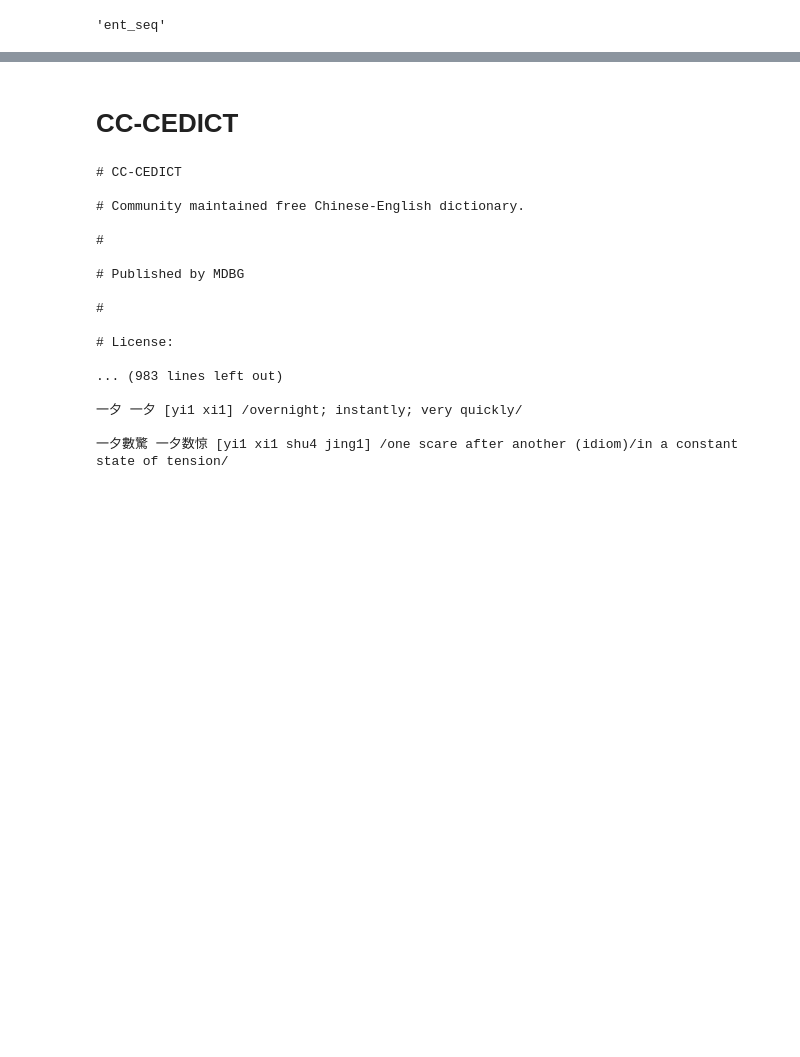
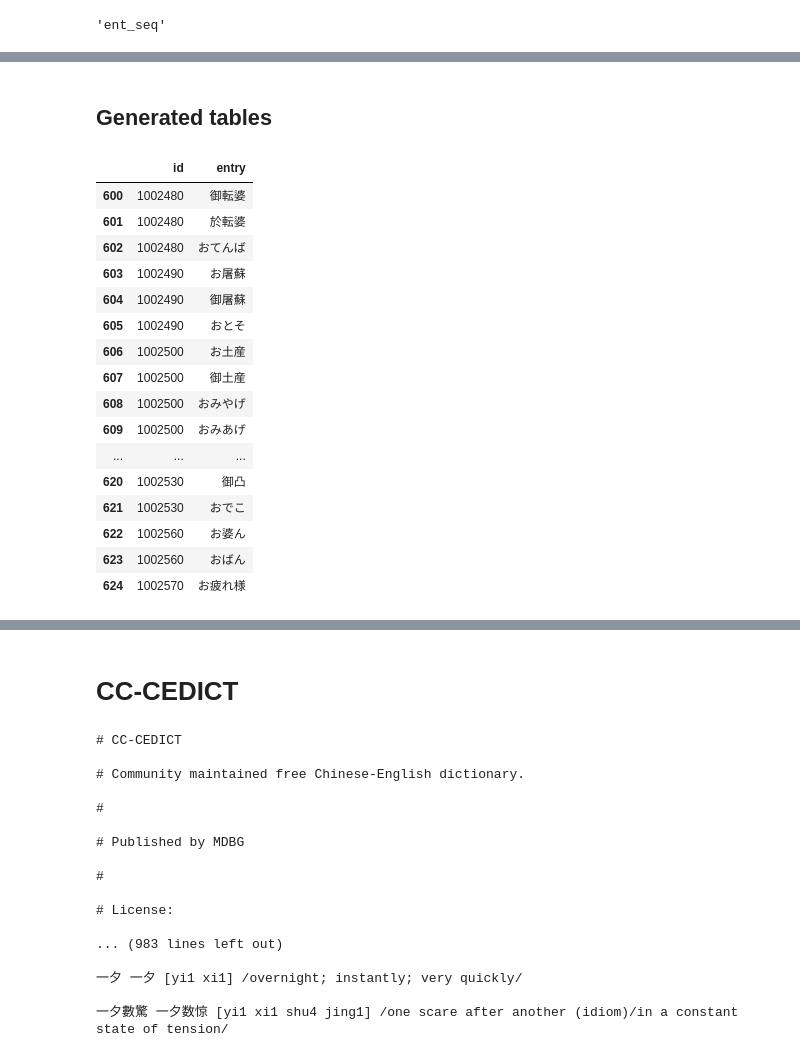
Before and after one commit to msc2106/anki_csv_maker, a Jupyter notebook: testing.ipynb, the cells around one changed output, grey strips where cells are left out. Drawn from its saved outputs; the diff is of its cells as text; code cells hidden in the pictures; blank space fills up the shorter version.

```diff
--- a/testing.ipynb
+++ b/testing.ipynb
@@ -54,0 +115,23 @@ jmdict[104644]
+# %% [markdown]
+## Generated tables
+# %%
+search_table = pd.read_csv('./tables/search_index.csv.gz', index_col=0)
+search_table[600:625]
+# %% [output]
+|  | id | entry |
+| 600 | 1002480 | 御転婆 |
+| 601 | 1002480 | 於転婆 |
+| 602 | 1002480 | おてんば |
+| 603 | 1002490 | お屠蘇 |
+| 604 | 1002490 | 御屠蘇 |
+| 605 | 1002490 | おとそ |
+| 606 | 1002500 | お土産 |
+| 607 | 1002500 | 御土産 |
+| 608 | 1002500 | おみやげ |
+| 609 | 1002500 | おみあげ |
+| ... | ... | ... |
+| 620 | 1002530 | 御凸 |
+| 621 | 1002530 | おでこ |
+| 622 | 1002560 | お婆ん |
+| 623 | 1002560 | おばん |
+| 624 | 1002570 | お疲れ様 |
```
Also changed, not shown: parts of 8 cells of this notebook, 4 other files.
